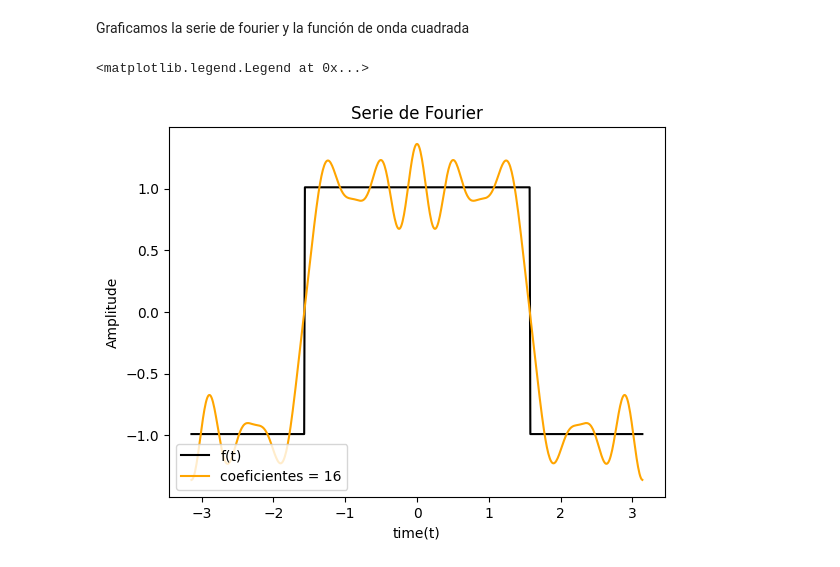
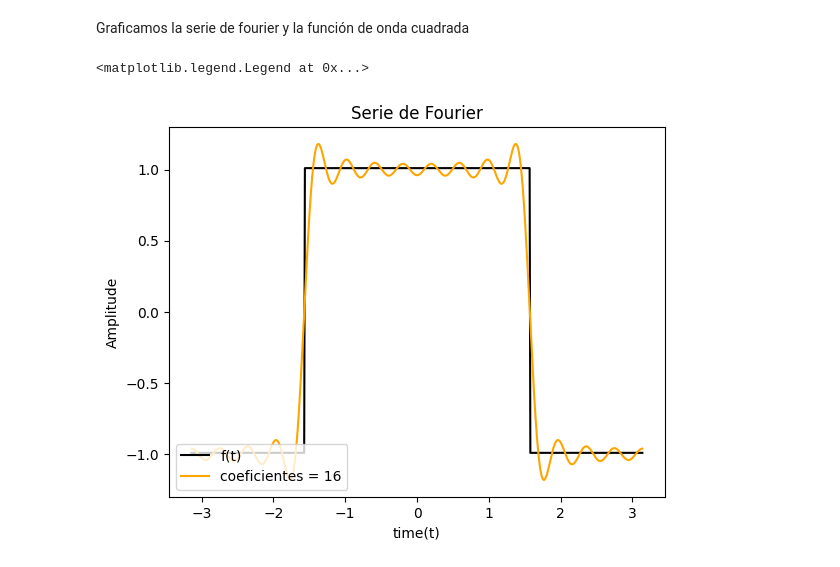
Before and after one commit to FelipeOcampo03/progamacioning, a Jupyter notebook: actividadfourier.ipynb, the cells around one changed output. Saved outputs shown, nothing was run; the diff lists cells and outputs as text; code cells hidden in the pictures.

```diff
--- a/actividadfourier.ipynb
+++ b/actividadfourier.ipynb
@@ -173,12 +173,12 @@ Graficamos la serie de fourier y la función de onda cuadrada
 # %%
 plt.plot(tiempo, FuncionTramos, 'black', label = 'f(t)')
 etiqueta = 'coeficientes = '+ str(ncoef )
-serieFourier = serie1 + serie2 + serie3 + serie4 + serie5 - serie6 + serie7 - serie8
+serieFourier = serie1 + serie2 + serie3 + serie4 + serie5 + serie6 + serie7 + serie8
 plt.plot(tiempo, serieFourier, 'orange', label = etiqueta)
 plt.title('Serie de Fourier')
 plt.xlabel('time(t)')
 plt.ylabel('Amplitude')
 plt.legend(loc = "lower left")
 # %% [output]
 <matplotlib.legend.Legend at 0x...>
-[figure, old version]
+[figure, new version]
```
